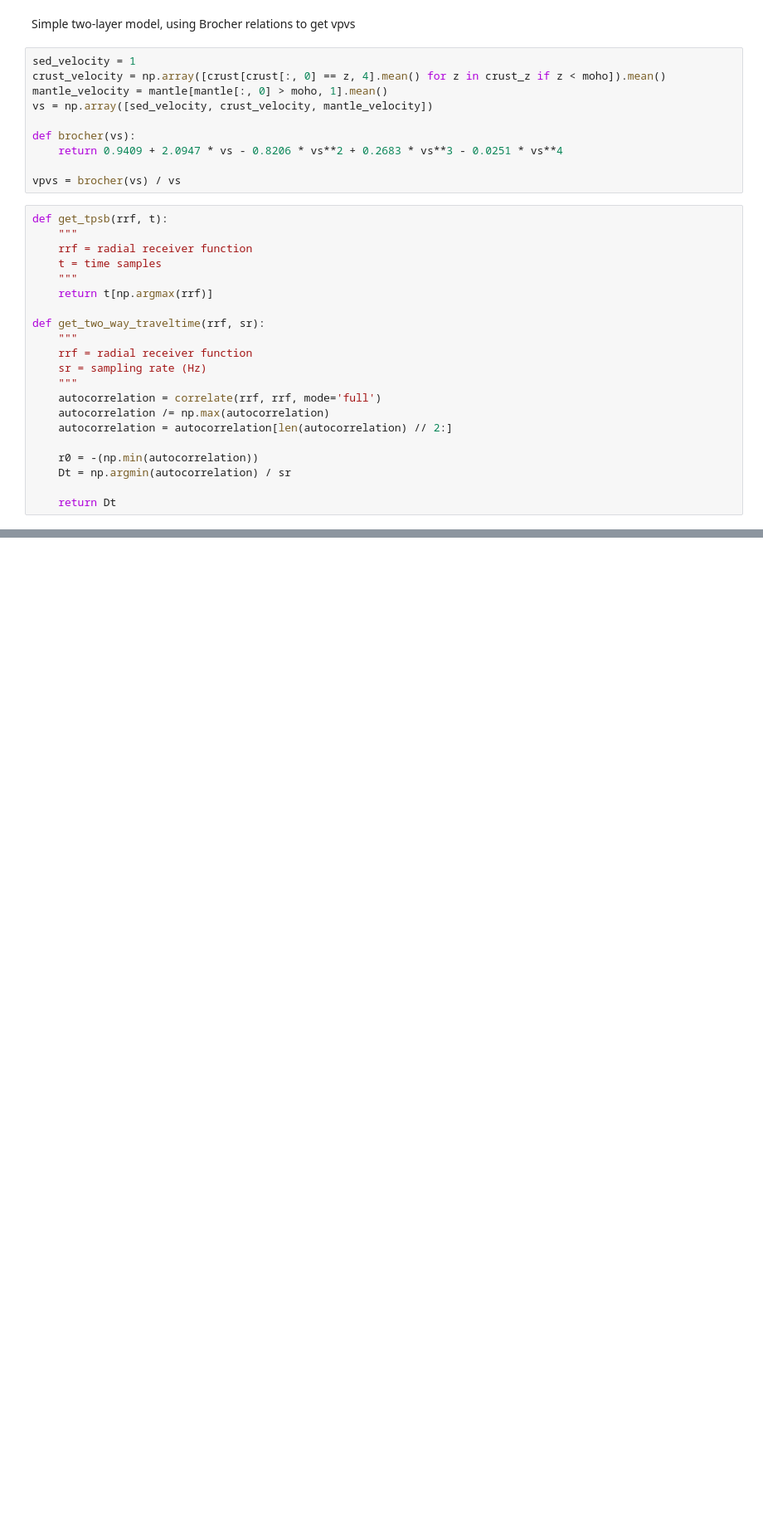
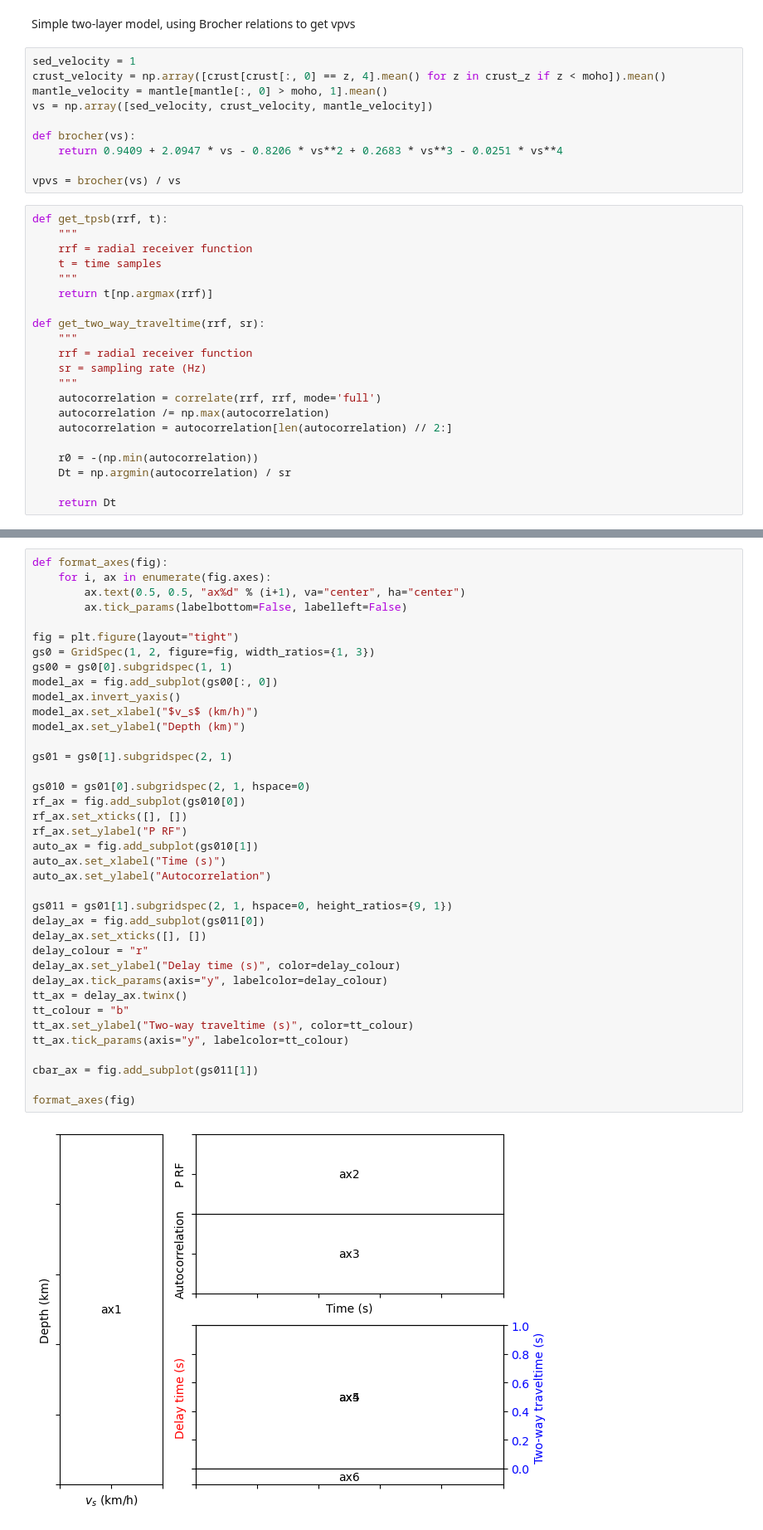
Before and after one commit to auggiemarignier/AusSedThick, a Jupyter notebook: aussedthickrf/forward_modelling.ipynb, the cells around one changed output, grey strips where cells are left out. Shown at 83% size. Cells and saved outputs as stored; diff of their text form; blank space fills up the shorter version.

```diff
--- a/aussedthickrf/forward_modelling.ipynb
+++ b/aussedthickrf/forward_modelling.ipynb
@@ -259,3 +258,43 @@ cbar.ax.set_xticks(np.arange(0, thickest+0.3, step=0.3))
 plt.show()
 # %% [output]
 [figure]
+# %%
+def format_axes(fig):
+    for i, ax in enumerate(fig.axes):
+        ax.text(0.5, 0.5, "ax%d" % (i+1), va="center", ha="center")
+        ax.tick_params(labelbottom=False, labelleft=False)
+
+fig = plt.figure(layout="tight")
+gs0 = GridSpec(1, 2, figure=fig, width_ratios={1, 3})
+gs00 = gs0[0].subgridspec(1, 1)
+model_ax = fig.add_subplot(gs00[:, 0])
+model_ax.invert_yaxis()
+model_ax.set_xlabel("$v_s$ (km/h)")
+model_ax.set_ylabel("Depth (km)")
+
+gs01 = gs0[1].subgridspec(2, 1)
+
+gs010 = gs01[0].subgridspec(2, 1, hspace=0)
+rf_ax = fig.add_subplot(gs010[0])
+rf_ax.set_xticks([], [])
+rf_ax.set_ylabel("P RF")
+auto_ax = fig.add_subplot(gs010[1])
+auto_ax.set_xlabel("Time (s)")
+auto_ax.set_ylabel("Autocorrelation")
+
+gs011 = gs01[1].subgridspec(2, 1, hspace=0, height_ratios={9, 1})
+delay_ax = fig.add_subplot(gs011[0])
+delay_ax.set_xticks([], [])
+delay_colour = "r"
+delay_ax.set_ylabel("Delay time (s)", color=delay_colour)
+delay_ax.tick_params(axis="y", labelcolor=delay_colour)
+tt_ax = delay_ax.twinx()
+tt_colour = "b"
+tt_ax.set_ylabel("Two-way traveltime (s)", color=tt_colour)
+tt_ax.tick_params(axis="y", labelcolor=tt_colour)
+
+cbar_ax = fig.add_subplot(gs011[1])
+
+format_axes(fig)
+# %% [output]
+[figure, added]
```
Also changed, not shown: parts of 1 cell of this notebook.
